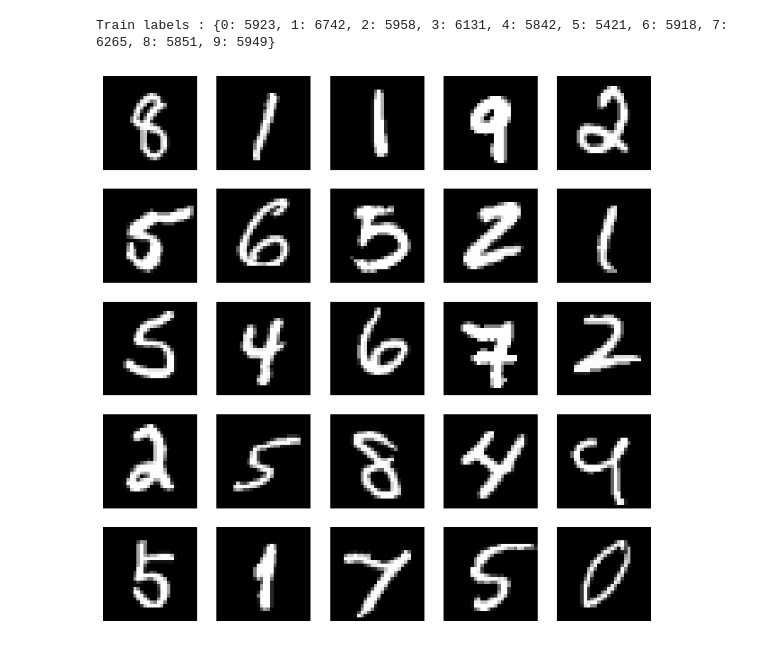
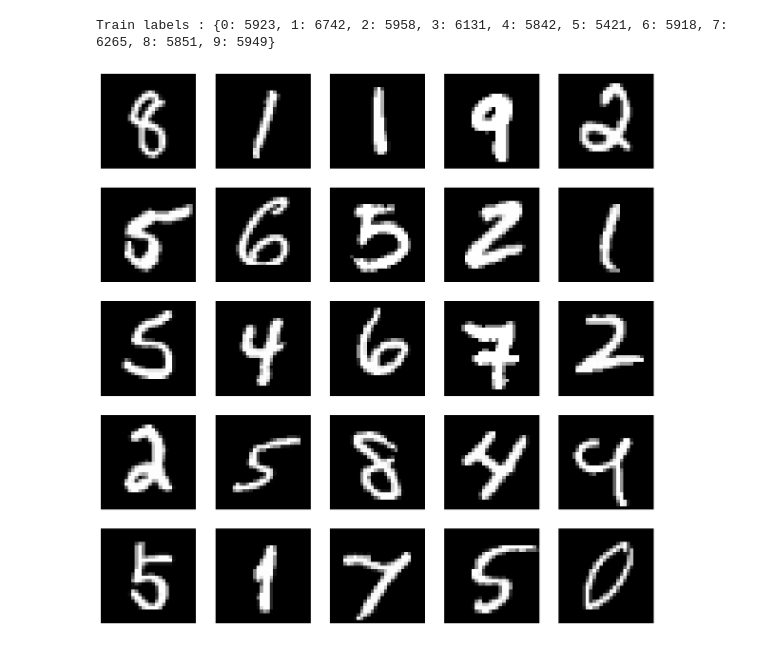
Before and after one commit to rubinkim/AdvancedDeepLearning, a Jupyter notebook: 1_3_MLP/mnist-sampler-131.ipynb, the cells around one changed output. Drawn from its saved outputs; the diff is of its cells as text; code cells hidden in the pictures.

Commit message:
Trying to figure out how it looks like image_mp

```diff
--- a/1_3_MLP/mnist-sampler-131.ipynb
+++ b/1_3_MLP/mnist-sampler-131.ipynb
@@ -25,15 +25,15 @@ images = x_train[indexes]
 labels = y_train[indexes]
 # %%
 # plot the 25 mnist digits
-plt.figure(figsize=(10,10))
+plt.figure(figsize=(15, 15))
 for i in range(len(indexes)):
     plt.subplot(5, 5, i+1)
     image = images[i]
     plt.imshow(image, cmap='gray')
     plt.axis('off')
 
 plt.savefig("../Image/mnist-samples.png")
 plt.show()
 plt.close('all')
 # %% [output]
-[figure, old version]
+[figure, new version]
```
Also changed, not shown: parts of 4 cells of this notebook, 1 other file.
